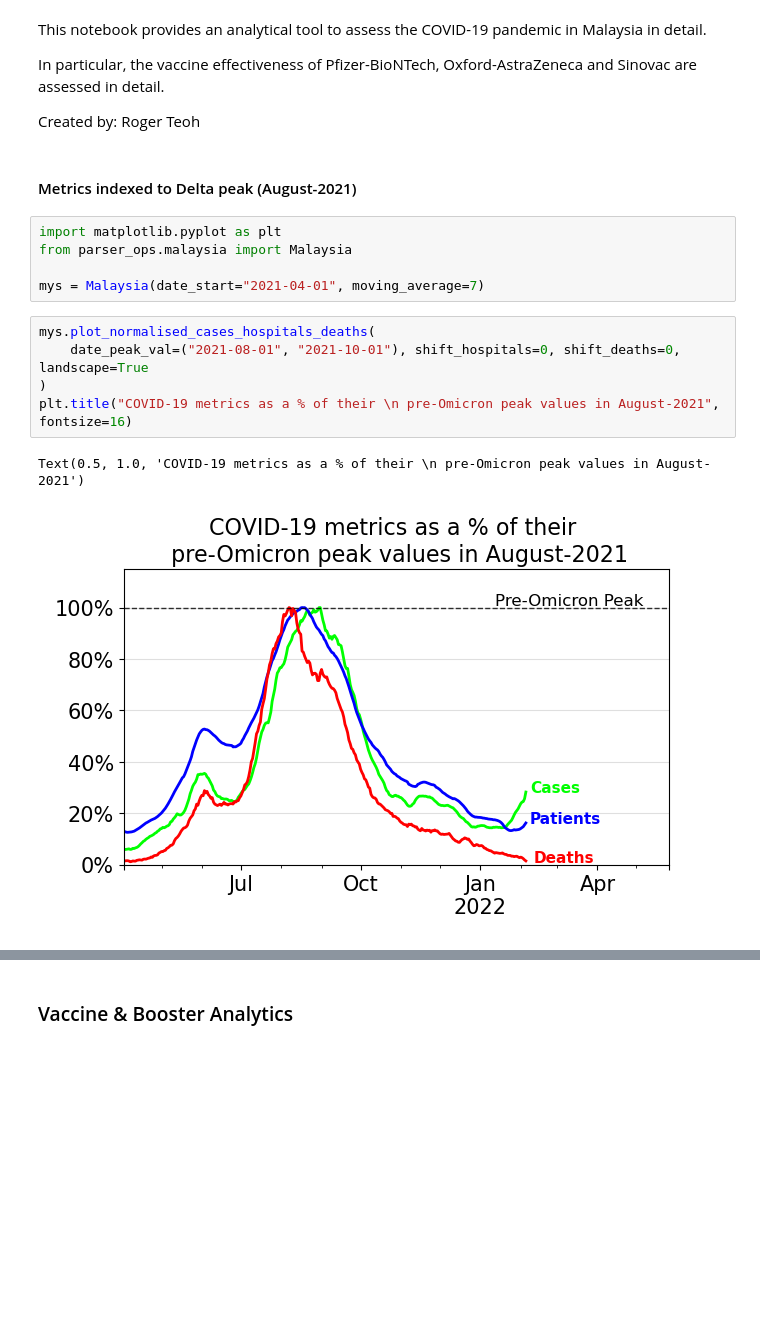
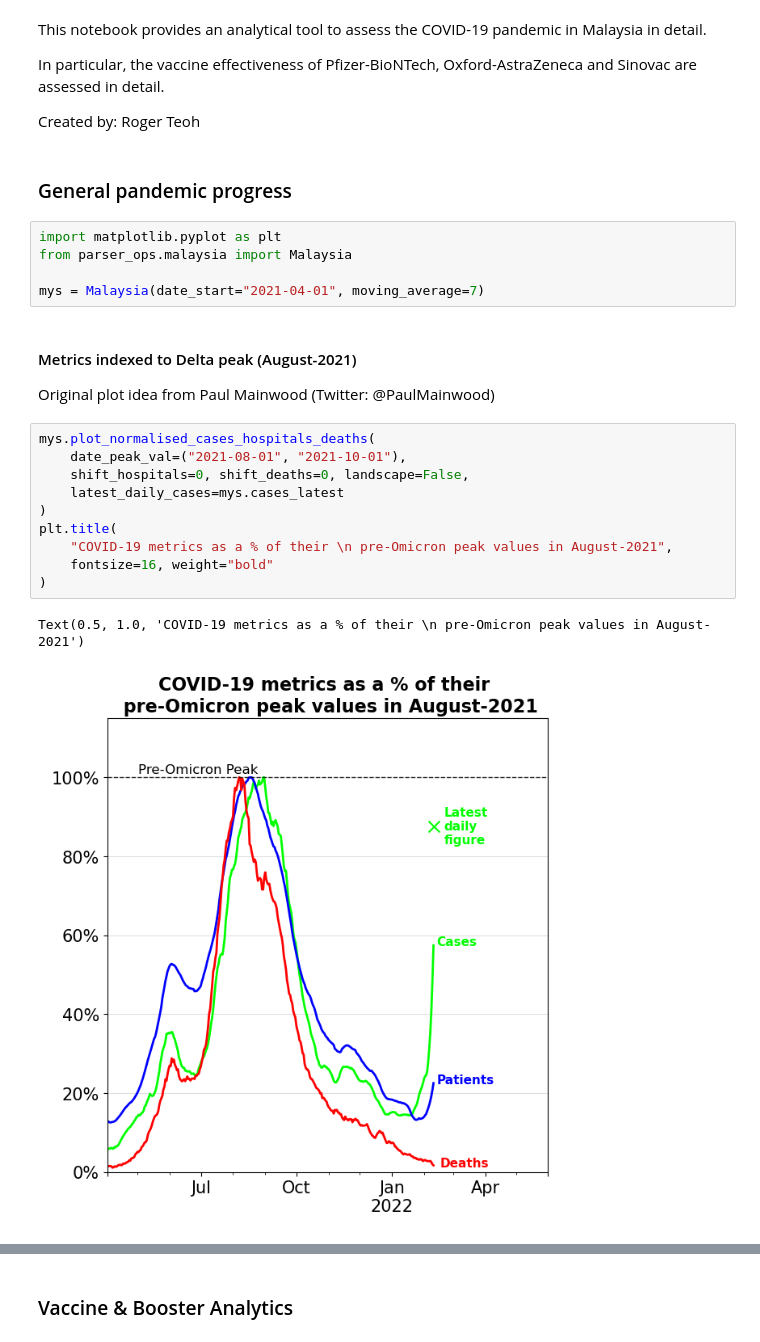
Before and after one commit to MoH-Malaysia/covid19-public, a Jupyter notebook: Malaysia COVID Statistics.ipynb, the cells around one changed output, grey strips where cells are left out. Saved outputs shown, nothing was run; the diff lists cells and outputs as text; blank space fills up the shorter version.

Commit message:
Detailed analysis of general pandemic progress

```diff
--- a/Malaysia COVID Statistics.ipynb
+++ b/Malaysia COVID Statistics.ipynb
@@ -6,18 +6,27 @@ This notebook provides an analytical tool to assess the COVID-19 pandemic in Mal
 In particular, the vaccine effectiveness of Pfizer-BioNTech, Oxford-AstraZeneca and Sinovac are assessed in detail.
 
 Created by: Roger Teoh
-# %% [markdown]
-#### Metrics indexed to Delta peak (August-2021)
+# %% [markdown]
+### General pandemic progress
 # %%
 import matplotlib.pyplot as plt
 from parser_ops.malaysia import Malaysia
 
 mys = Malaysia(date_start="2021-04-01", moving_average=7)
+# %% [markdown]
+#### Metrics indexed to Delta peak (August-2021)
+
+Original plot idea from Paul Mainwood (Twitter: @PaulMainwood)
 # %%
 mys.plot_normalised_cases_hospitals_deaths(
-    date_peak_val=("2021-08-01", "2021-10-01"), shift_hospitals=0, shift_deaths=0, landscape=True
+    date_peak_val=("2021-08-01", "2021-10-01"),
+    shift_hospitals=0, shift_deaths=0, landscape=False,
+    latest_daily_cases=mys.cases_latest
 )
-plt.title("COVID-19 metrics as a % of their \n pre-Omicron peak values in August-2021", fontsize=16)
+plt.title(
+    "COVID-19 metrics as a % of their \n pre-Omicron peak values in August-2021",
+    fontsize=16, weight="bold"
+)
 # %% [output]
 Text(0.5, 1.0, 'COVID-19 metrics as a % of their \n pre-Omicron peak values in August-2021')
-[figure, old version]
+[figure, new version]
```
Also changed, not shown: parts of 7 cells of this notebook, 4 other files.
